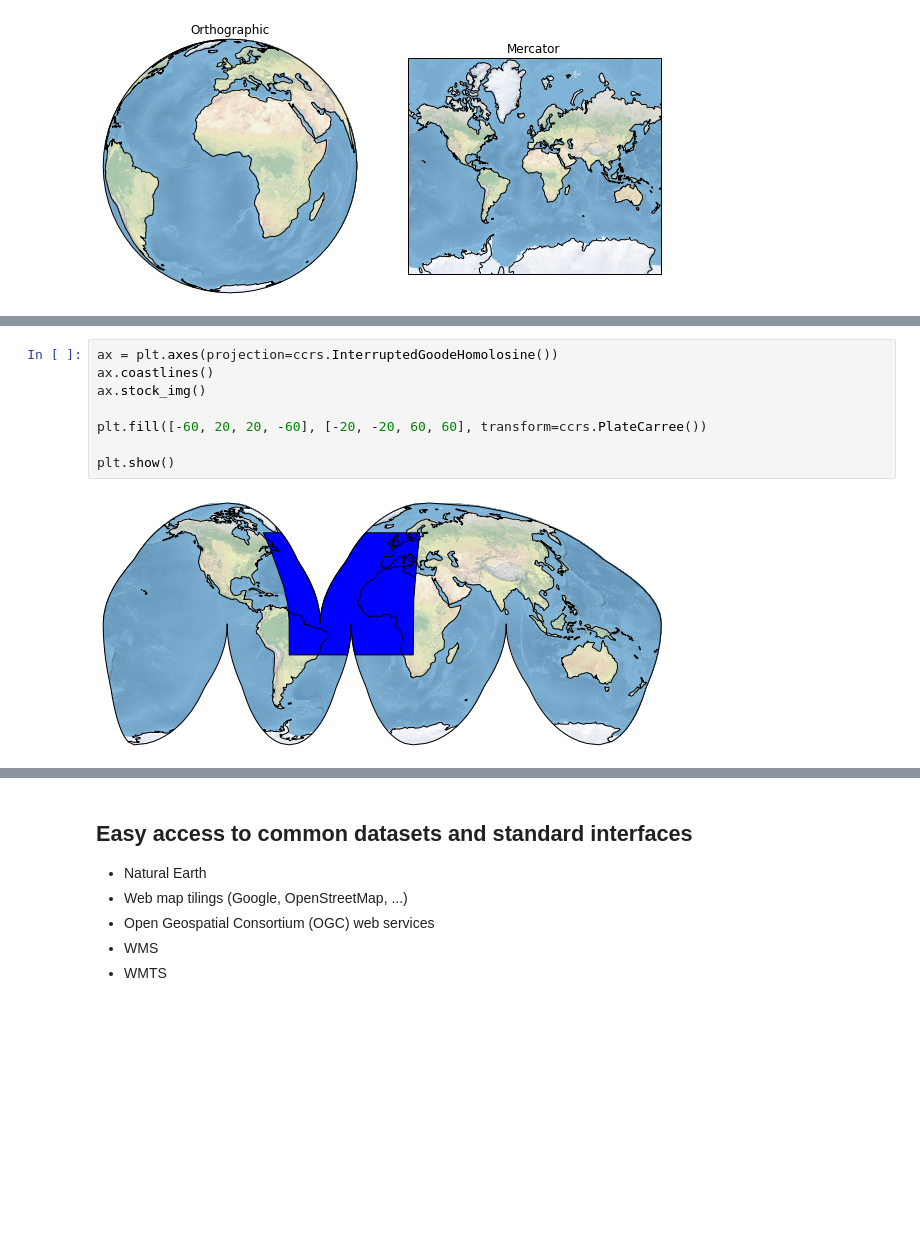
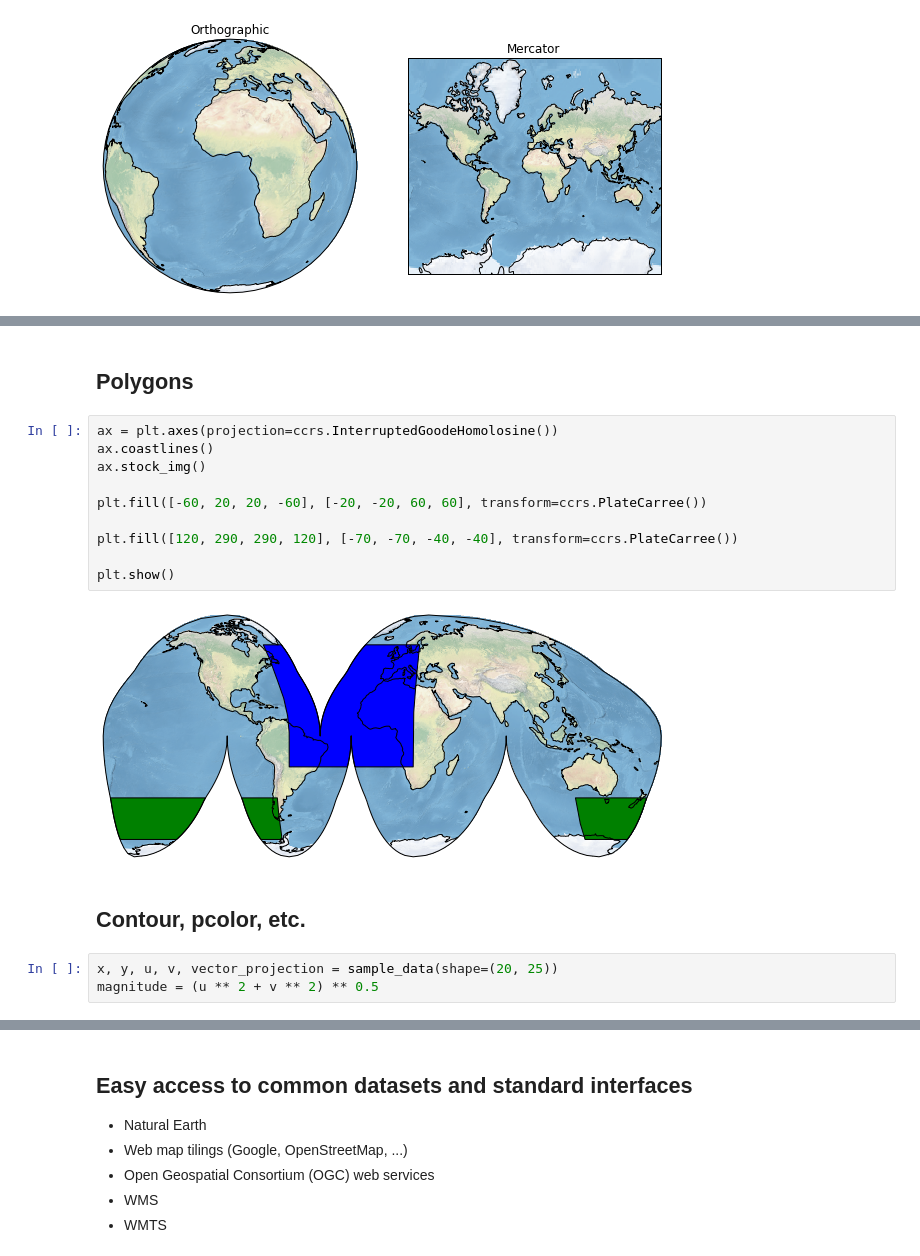
Before and after one commit to rhattersley/scipy2014, a Jupyter notebook: SciPy2014.ipynb, the cells around one changed output, grey strips where cells are left out. Saved outputs shown, nothing was run; the diff lists cells and outputs as text; blank space fills up the shorter version.

```diff
--- a/SciPy2014.ipynb
+++ b/SciPy2014.ipynb
@@ -106,11 +111,20 @@ plt.show()
+# %% [markdown]
+## Polygons
 # %%
 ax = plt.axes(projection=ccrs.InterruptedGoodeHomolosine())
 ax.coastlines()
 ax.stock_img()
 
 plt.fill([-60, 20, 20, -60], [-20, -20, 60, 60], transform=ccrs.PlateCarree())
 
+plt.fill([120, 290, 290, 120], [-70, -70, -40, -40], transform=ccrs.PlateCarree())
+
 plt.show()
 # %% [output]
-[figure, old version]
+[figure, new version]
+# %% [markdown]
+## Contour, pcolor, etc.
+# %%
+x, y, u, v, vector_projection = sample_data(shape=(20, 25))
+magnitude = (u ** 2 + v ** 2) ** 0.5
 # %%
```
Also changed, not shown: parts of 35 cells of this notebook.
